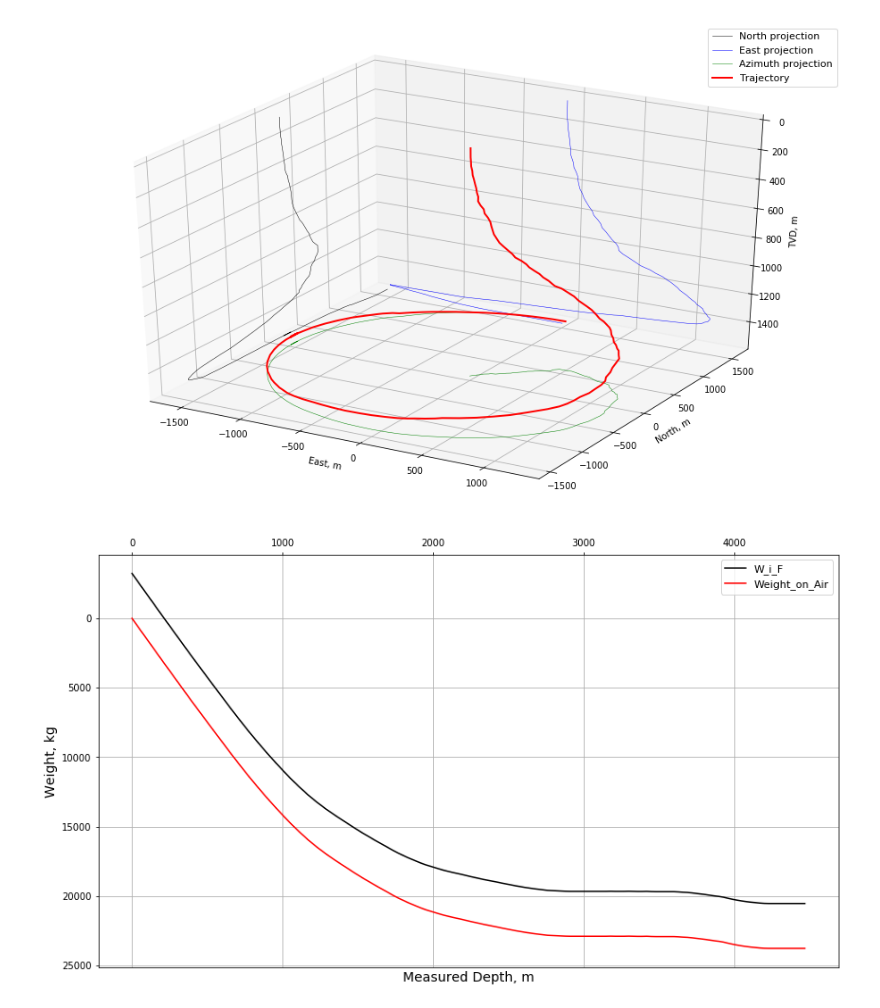
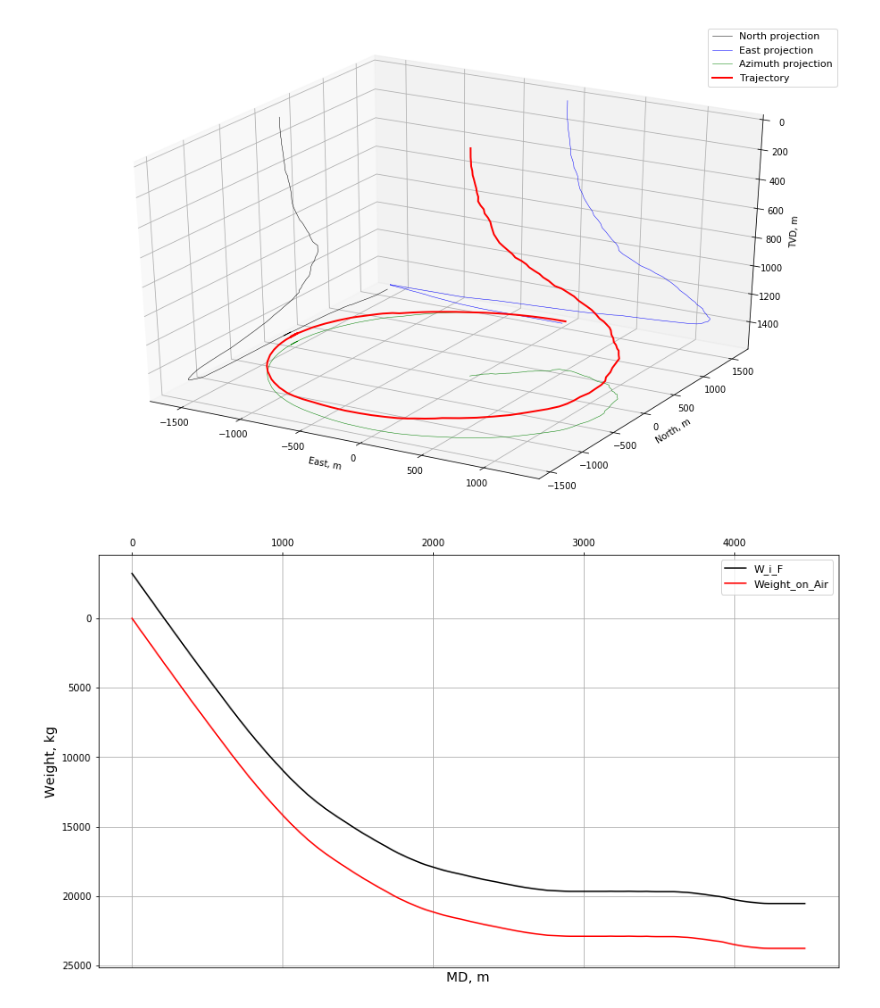
Before and after one commit to Dmitry1973/Repository_local, a Jupyter notebook: DD_survey_3d_plot.ipynb, the cells around one changed output. Saved outputs shown, nothing was run; the diff lists cells and outputs as text; code cells hidden in the pictures.

```diff
--- a/DD_survey_3d_plot.ipynb
+++ b/DD_survey_3d_plot.ipynb
@@ -105,21 +105,21 @@ Loads['W_i_F'] = Loads['Weight_on_Air'] - F
 # %%
 plt.figure(figsize=(14,8))
 
 plt.plot(data['depth'], Loads['W_i_F'], color='k')
 plt.plot(data['depth'], Loads['Weight_on_Air'], color='red')
 # plt.plot(data['depth'], Loads['Weight_in_Fluid'],color='blue')
 
 plt.legend()
 plt.ylabel('Weight, kg', fontsize=14)
-plt.xlabel('Measured Depth, m', fontsize=14)
+plt.xlabel('MD, m', fontsize=14)
 
 plt.gca().xaxis.tick_top()
 plt.gca().invert_yaxis()
 
 plt.grid()
 plt.show()
 # %% [output]
-[figure, old version]
+[figure, new version]
 # %%
 friction_factor_1 = 0.3
 friction_factor_2 = 0.2
```
Also changed, not shown: parts of 4 cells of this notebook.
